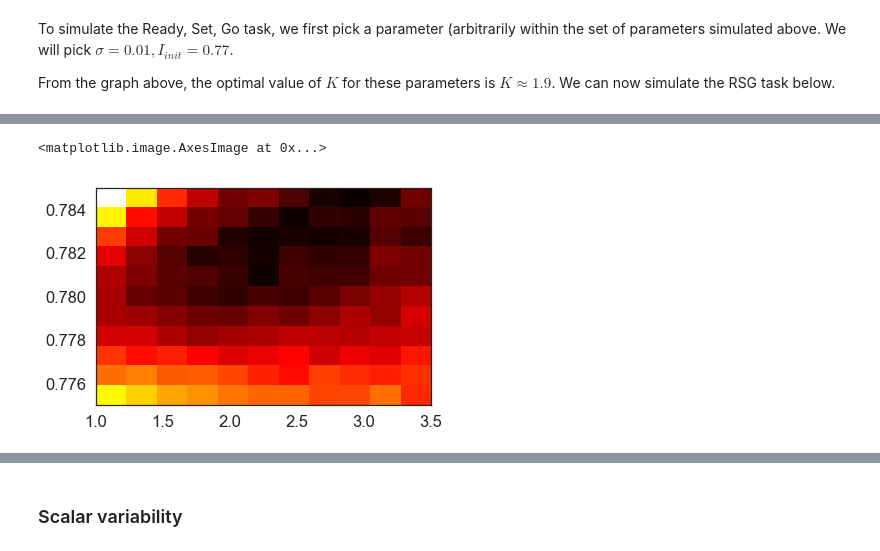
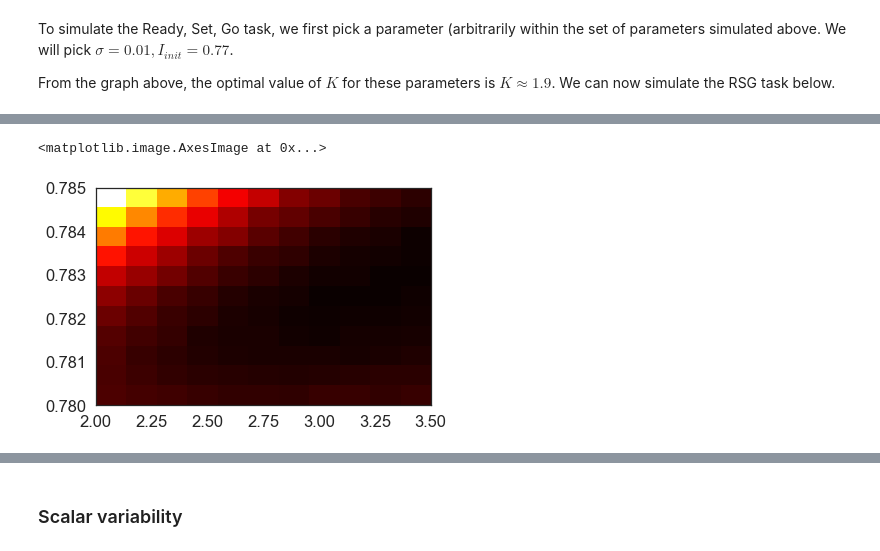
Before and after one commit to jazlab/SE_NL_MJ_2020, a Jupyter notebook: integrator_feedback_circuit.ipynb, the cells around one changed output, grey strips where cells are left out. Drawn from its saved outputs; the diff is of its cells as text; code cells hidden in the pictures.

Commit message:
Added simulation figures for uv and sync cont

```diff
--- a/integrator_feedback_circuit.ipynb
+++ b/integrator_feedback_circuit.ipynb
@@ -621,7 +621,8 @@ def simulate_trial(ntrials=1000, duration=600, nstages=10, sigma=0, K=3.0, initI
     return ulst, vlst, ylst, Ilst, siglst, ylst2
 
 #ulst, vlst, ylst, Ilst, siglst, ylst2 = simulate_trial(nstages=3, sigma=sigma, K=K, initI=0.766)
-ulst, vlst, ylst, Ilst, siglst, ylst2 = simulate_trial(ntrials=358, nstages=3, duration=1000, sigma=0.01, K=2, initI=0.771)
+np.random.seed(2018)
+ulst, vlst, ylst, Ilst, siglst, ylst2 = simulate_trial(ntrials=300, nstages=3, duration=800, sigma=0.01, K=3.3, initI=0.783)
 plot_simulation_parallel(ulst, vlst, ylst, Ilst, siglst, PARAMS_DICT)
 
 Ylst2 = np.array(ylst2)
@@ -629,4 +630,8 @@ times = get_times_lst_from_y(np.array(Ylst2), 0.7)
 times = times[(times > 0) & (times != np.inf)]
 print('Mean level at decision time is ', np.mean(Ylst2[60,:]))
 print('Mean decision time is ', np.mean(times))
+
+# Save the parameters in a .mat file
+scipy.io.savemat('PlotTools/uv_simulation_data101518.mat', {'ulst': ulst, 'vlst': vlst, 'ylst': ylst,
+                                                  'Ilst': Ilst, 'siglst': siglst, 'PARAMS': PARAMS_DICT})
 # %% [output]
@@ -880,9 +999,9 @@ for id_s, sigma in enumerate(sigma_lst):
 # %%
-plt.imshow(np.flipud(MSELST[5]), cmap='hot', aspect='auto',
+plt.imshow(np.flipud(MSELST2[0]), cmap='hot', aspect='auto',
            extent=[np.min(Klst), np.max(Klst), np.min(initIlst), np.max(initIlst)])
 # %% [output]
 <matplotlib.image.AxesImage at 0x...>
-[figure, old version]
+[figure, new version]
 # %%
 plt.imshow(np.flipud(MSELST[0]), cmap='hot', aspect='auto',
            extent=[np.min(Klst), np.max(Klst), np.min(initIlst), np.max(initIlst)])
```
Also changed, not shown: parts of 13 cells of this notebook, 4 other files.
